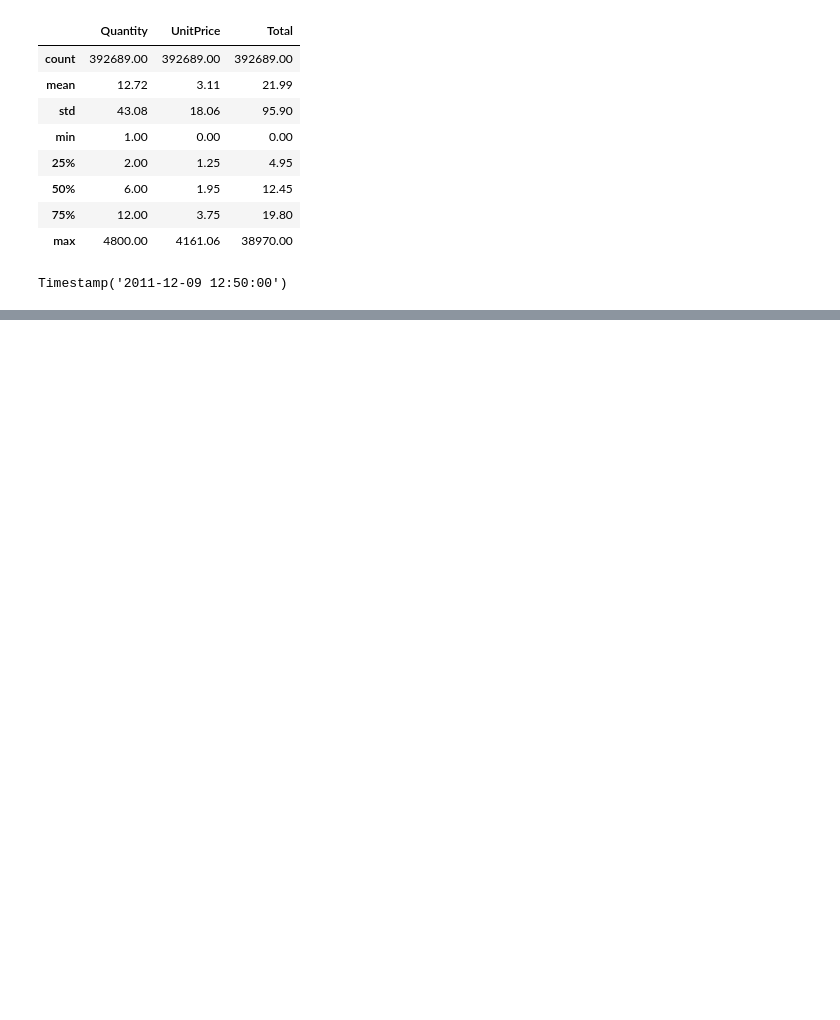
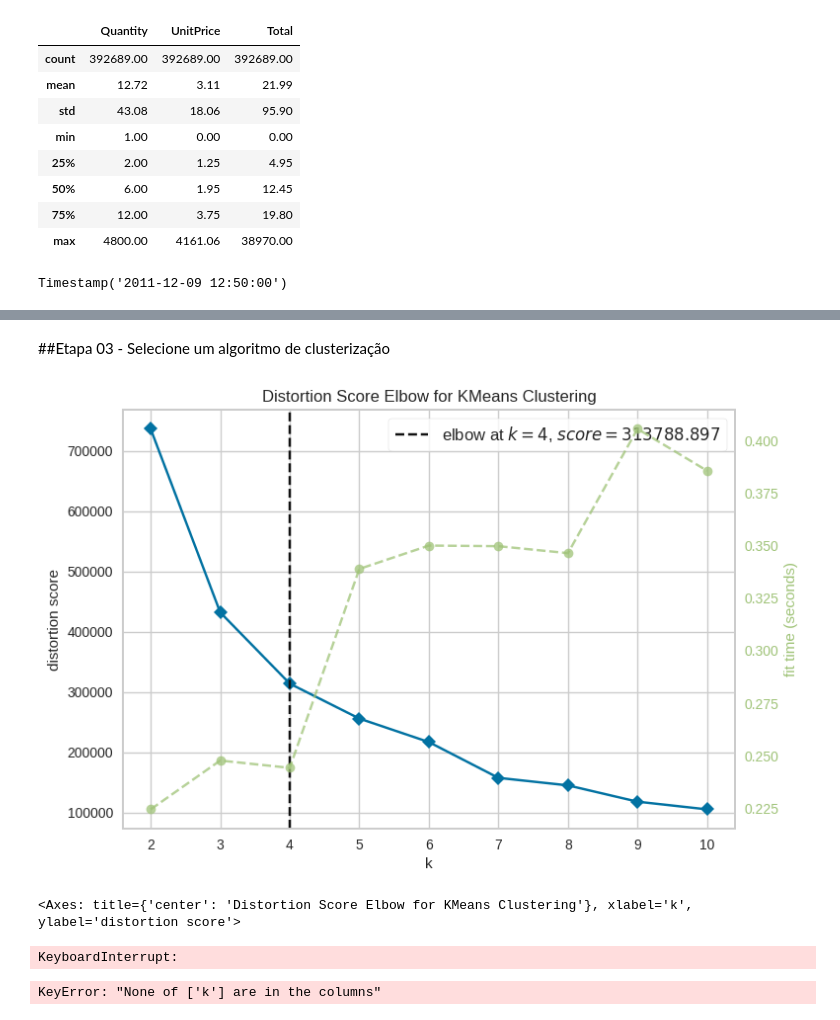
Before and after one commit to CristianMts/Escola-DNC, a Jupyter notebook: RID146016_Desafio07.ipynb, the cells around one changed output, grey strips where cells are left out. Drawn from its saved outputs; the diff is of its cells as text; code cells hidden in the pictures; blank space fills up the shorter version.

```diff
--- a/RID146016_Desafio07.ipynb
+++ b/RID146016_Desafio07.ipynb
@@ -196,0 +262,3 @@ Timestamp('2011-12-09 12:50:00')
+# %%
+df_cluster_clip = df_cluster.apply(lambda x: x.clip(upper=x.quantile(.90)))
+df_cluster_clip.describe()
@@ -196,0 +275,35 @@ Timestamp('2011-12-09 12:50:00')
+# %%
+df_cluster_clip_scaled = df_cluster_clip.apply(scale)
+# %% [markdown]
+##Etapa 03 - Selecione um algoritmo de clusterização
+# %%
+# KElbowVisualizer para encontrar o número ideal de clusters
+visualizer = KElbowVisualizer(KMeans(), k=(2, 11), timing=False)
+visualizer.fit(df_cluster_clip_scaled)
+visualizer.show()
+# %% [output]
+[figure, added]
+<Axes: title={'center': 'Distortion Score Elbow for KMeans Clustering'}, xlabel='k', ylabel='distortion score'>
+# %%
+# Criação de Lista
+cluster_metrics = silhouette_score, davies_bouldin_score, calinski_harabasz_score
+cluster_metrics_results = []
+X = df_cluster_clip_scaled.copy()
+
+for k in range(2, 11):
+    model = KMeans(n_clusters=k, random_state=0)
+    labels = model.fit_predict(X)
+    cluster_results_dict = {'k': k}
+    cluster_results_dict['inertia'] = model.inertia_
+    for metric in cluster_metrics:
+        cluster_results_dict[metric.__name__] = metric(X, labels)
+    cluster_metrics_results.append(cluster_results_dict)
+
+
+pd.DataFrame(cluster_metrics_results).set_index('k').style.background_gradient()
+# %% [output]
+KeyboardInterrupt:
+# %%
+pd.DataFrame(cluster_metrics_results).set_index('k').style.background_gradient()
+# %% [output]
+KeyError: "None of ['k'] are in the columns"
```
Also changed, not shown: parts of 12 cells of this notebook.
